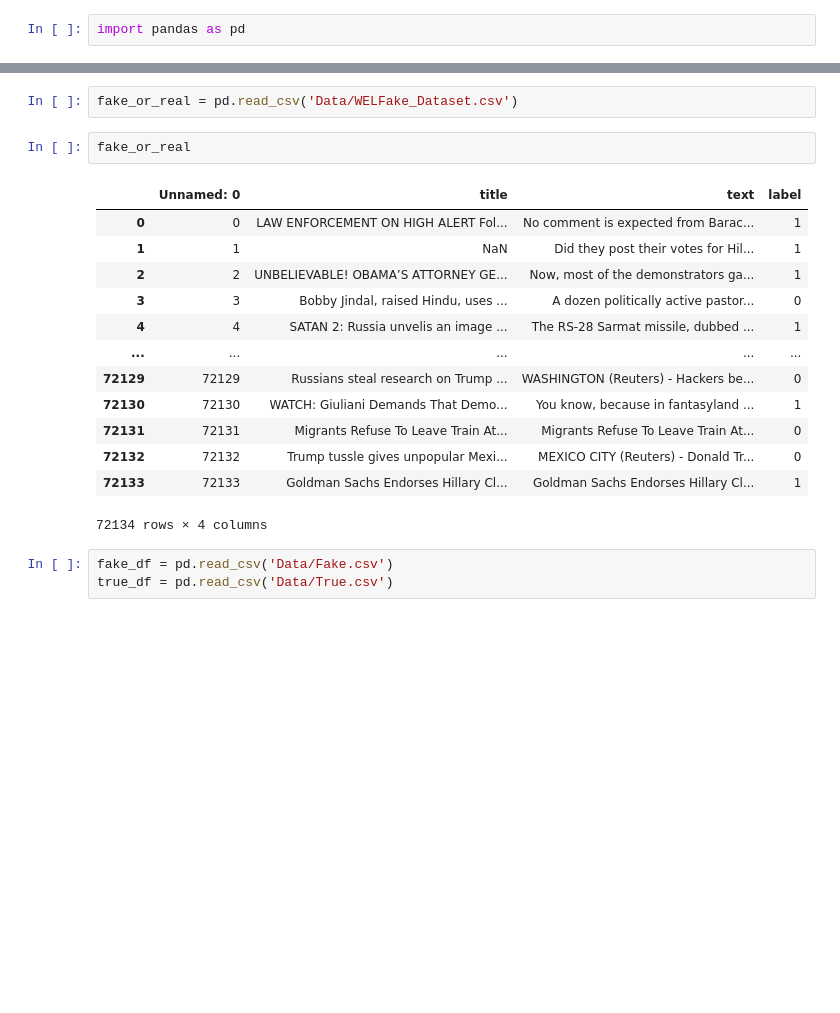
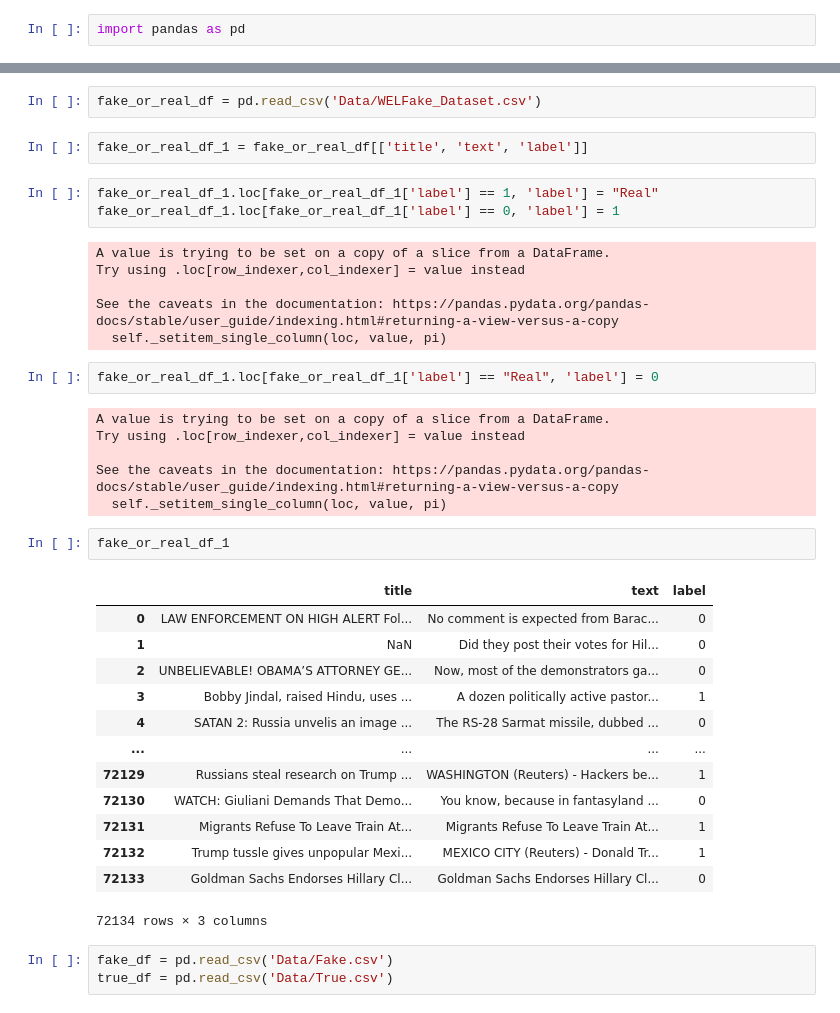
Before and after one commit to bentoler22/Phase_5_Project, a Jupyter notebook: Fake News Detection.ipynb, the cells around one changed output, grey strips where cells are left out. Saved outputs shown, nothing was run; the diff lists cells and outputs as text; blank space fills up the shorter version.

Commit message:
data preparation and analysis

```diff
--- a/Fake News Detection.ipynb
+++ b/Fake News Detection.ipynb
@@ -3,21 +12,40 @@ import pandas as pd
 # %%
-fake_or_real = pd.read_csv('Data/WELFake_Dataset.csv')
+fake_or_real_df = pd.read_csv('Data/WELFake_Dataset.csv')
-# %%
-fake_or_real
-# %% [output]
-|  | Unnamed: 0 | title | text | label |
-| 0 | 0 | LAW ENFORCEMENT ON HIGH ALERT Fol... | No comment is expected from Barac... | 1 |
-| 1 | 1 | NaN | Did they post their votes for Hil... | 1 |
-| 2 | 2 | UNBELIEVABLE! OBAMA’S ATTORNEY GE... | Now, most of the demonstrators ga... | 1 |
-| 3 | 3 | Bobby Jindal, raised Hindu, uses ... | A dozen politically active pastor... | 0 |
-| 4 | 4 | SATAN 2: Russia unvelis an image ... | The RS-28 Sarmat missile, dubbed ... | 1 |
-| ... | ... | ... | ... | ... |
-| 72129 | 72129 | Russians steal research on Trump ... | WASHINGTON (Reuters) - Hackers be... | 0 |
-| 72130 | 72130 | WATCH: Giuliani Demands That Demo... | You know, because in fantasyland ... | 1 |
-| 72131 | 72131 | Migrants Refuse To Leave Train At... | Migrants Refuse To Leave Train At... | 0 |
-| 72132 | 72132 | Trump tussle gives unpopular Mexi... | MEXICO CITY (Reuters) - Donald Tr... | 0 |
-| 72133 | 72133 | Goldman Sachs Endorses Hillary Cl... | Goldman Sachs Endorses Hillary Cl... | 1 |
-72134 rows × 4 columns
+# %%
+fake_or_real_df_1 = fake_or_real_df[['title', 'text', 'label']]
+# %%
+fake_or_real_df_1.loc[fake_or_real_df_1['label'] == 1, 'label'] = "Real"
+fake_or_real_df_1.loc[fake_or_real_df_1['label'] == 0, 'label'] = 1
+# %% [output]
+A value is trying to be set on a copy of a slice from a DataFrame.
+Try using .loc[row_indexer,col_indexer] = value instead
+
+See the caveats in the documentation: https://pandas.pydata.org/pandas-docs/stable/user_guide/indexing.html#returning-a-view-versus-a-copy
+  self._setitem_single_column(loc, value, pi)
+# %%
+fake_or_real_df_1.loc[fake_or_real_df_1['label'] == "Real", 'label'] = 0
+# %% [output]
+A value is trying to be set on a copy of a slice from a DataFrame.
+Try using .loc[row_indexer,col_indexer] = value instead
+
+See the caveats in the documentation: https://pandas.pydata.org/pandas-docs/stable/user_guide/indexing.html#returning-a-view-versus-a-copy
+  self._setitem_single_column(loc, value, pi)
+# %%
+fake_or_real_df_1
+# %% [output]
+|  | title | text | label |
+| 0 | LAW ENFORCEMENT ON HIGH ALERT Fol... | No comment is expected from Barac... | 0 |
+| 1 | NaN | Did they post their votes for Hil... | 0 |
+| 2 | UNBELIEVABLE! OBAMA’S ATTORNEY GE... | Now, most of the demonstrators ga... | 0 |
+| 3 | Bobby Jindal, raised Hindu, uses ... | A dozen politically active pastor... | 1 |
+| 4 | SATAN 2: Russia unvelis an image ... | The RS-28 Sarmat missile, dubbed ... | 0 |
+| ... | ... | ... | ... |
+| 72129 | Russians steal research on Trump ... | WASHINGTON (Reuters) - Hackers be... | 1 |
+| 72130 | WATCH: Giuliani Demands That Demo... | You know, because in fantasyland ... | 0 |
+| 72131 | Migrants Refuse To Leave Train At... | Migrants Refuse To Leave Train At... | 1 |
+| 72132 | Trump tussle gives unpopular Mexi... | MEXICO CITY (Reuters) - Donald Tr... | 1 |
+| 72133 | Goldman Sachs Endorses Hillary Cl... | Goldman Sachs Endorses Hillary Cl... | 0 |
+72134 rows × 3 columns
 # %%
 fake_df = pd.read_csv('Data/Fake.csv')
 true_df = pd.read_csv('Data/True.csv')
```
Also changed, not shown: parts of 34 cells of this notebook.
